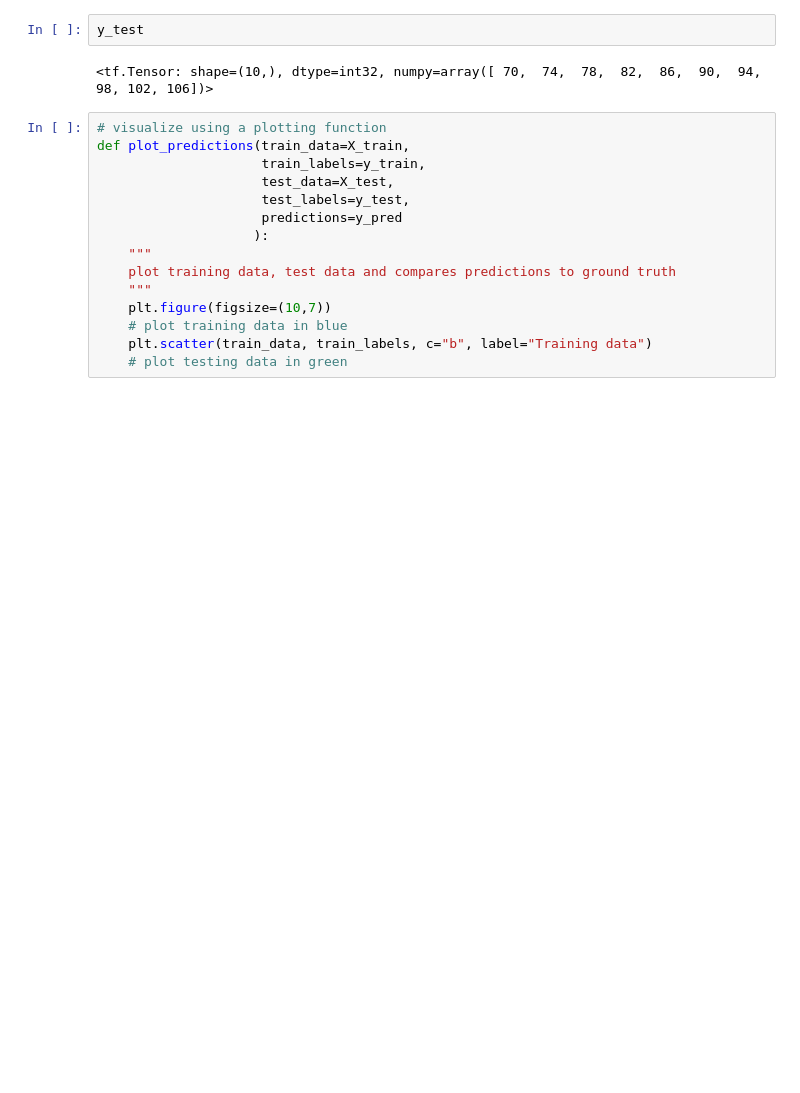
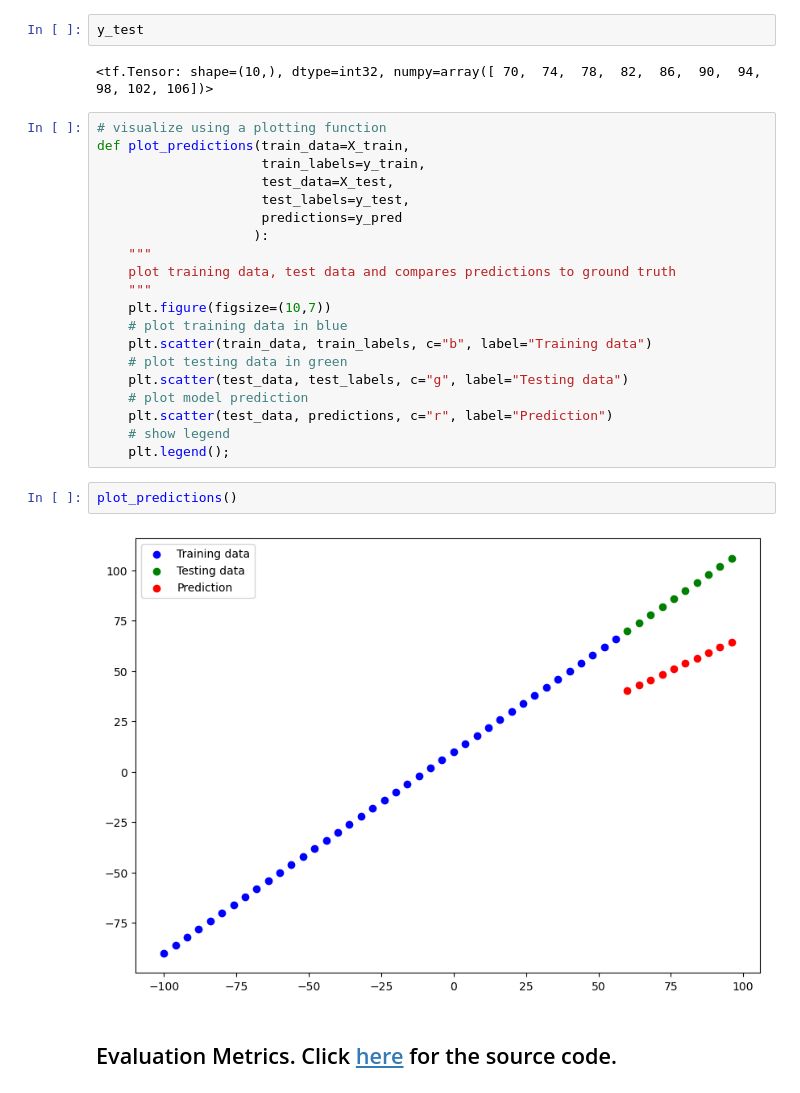
Before and after one commit to Abisoyesam/Deep-Learning-With-TensorFlow, a Jupyter notebook: 02 - Neural Network Regression/code/03 - Evaluating a model.ipynb, the cells around one changed output. Cells and saved outputs as stored; diff of their text form; blank space fills up the shorter version.

```diff
--- a/02 - Neural Network Regression/code/03 - Evaluating a model.ipynb
+++ b/02 - Neural Network Regression/code/03 - Evaluating a model.ipynb
@@ -211,3 +228,14 @@ def plot_predictions(train_data=X_train,
     # plot training data in blue
     plt.scatter(train_data, train_labels, c="b", label="Training data")
     # plot testing data in green
+    plt.scatter(test_data, test_labels, c="g", label="Testing data")
+    # plot model prediction
+    plt.scatter(test_data, predictions, c="r", label="Prediction")
+    # show legend
+    plt.legend();
+# %%
+plot_predictions()
+# %% [output]
+[figure, added]
+# %% [markdown]
+## Evaluation Metrics. Click <a href="./04 - Evaluation Metrics.ipynb">here</a> for the source code.
```
Also changed, not shown: parts of 8 cells of this notebook, 5 other files.
